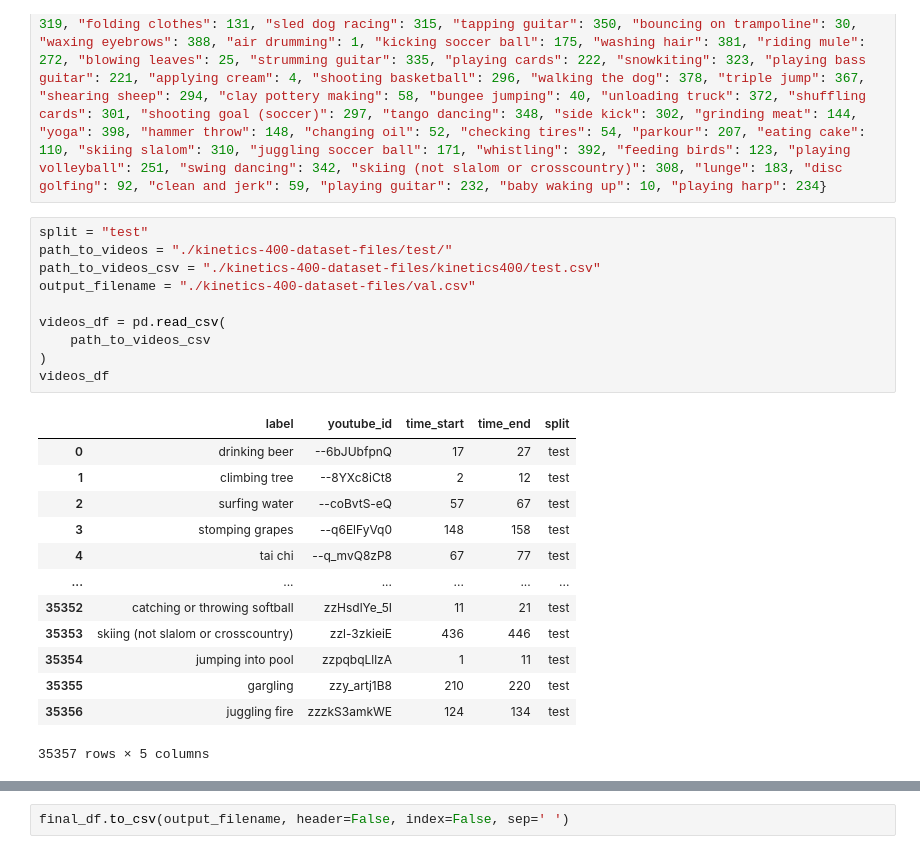
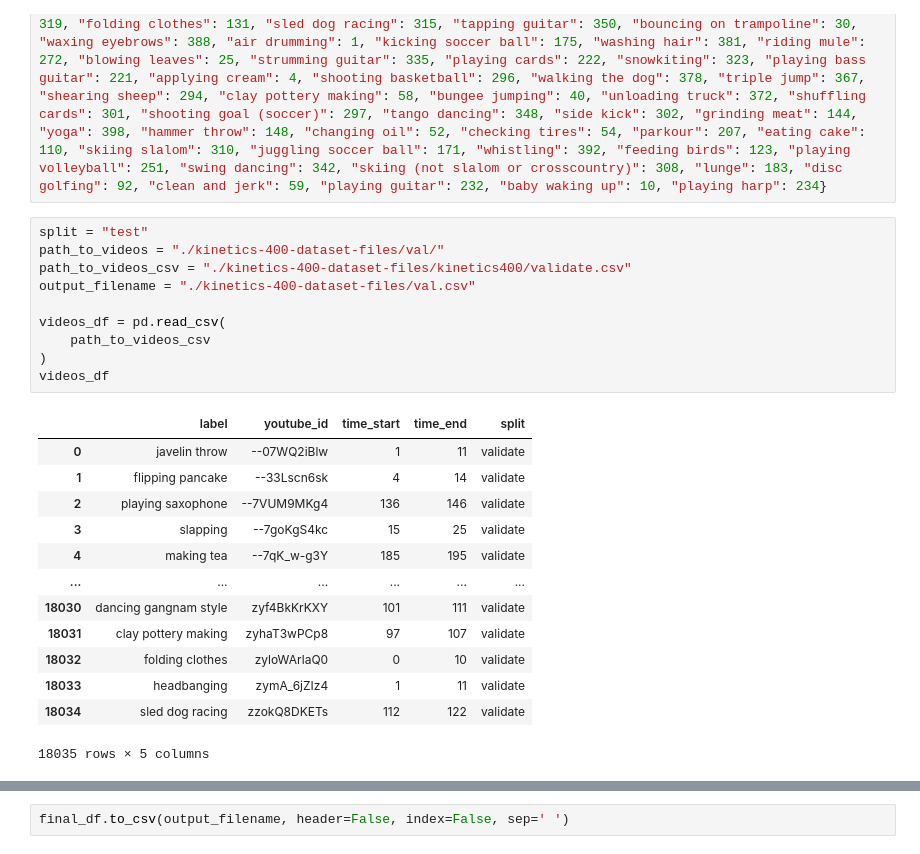
Before and after one commit to asarj/slowfast-adversarial-ml, a Jupyter notebook: notebooks/build_slowfast_csv_playground.ipynb, the cells around one changed output, grey strips where cells are left out. Cells and saved outputs as stored; diff of their text form.

```diff
--- a/notebooks/build_slowfast_csv_playground.ipynb
+++ b/notebooks/build_slowfast_csv_playground.ipynb
@@ -7,26 +7,26 @@ VIDEO_CLASSES = {"sharpening knives": 290, "eating ice cream": 115, "cutting nai
 # %%
 split = "test"
-path_to_videos = "./kinetics-400-dataset-files/test/"
-path_to_videos_csv = "./kinetics-400-dataset-files/kinetics400/test.csv"
+path_to_videos = "./kinetics-400-dataset-files/val/"
+path_to_videos_csv = "./kinetics-400-dataset-files/kinetics400/validate.csv"
 output_filename = "./kinetics-400-dataset-files/val.csv"
 
 videos_df = pd.read_csv(
     path_to_videos_csv
 )
 videos_df
 # %% [output]
 |  | label | youtube_id | time_start | time_end | split |
-| 0 | drinking beer | --6bJUbfpnQ | 17 | 27 | test |
-| 1 | climbing tree | --8YXc8iCt8 | 2 | 12 | test |
-| 2 | surfing water | --coBvtS-eQ | 57 | 67 | test |
-| 3 | stomping grapes | --q6ElFyVq0 | 148 | 158 | test |
-| 4 | tai chi | --q_mvQ8zP8 | 67 | 77 | test |
+| 0 | javelin throw | --07WQ2iBlw | 1 | 11 | validate |
+| 1 | flipping pancake | --33Lscn6sk | 4 | 14 | validate |
+| 2 | playing saxophone | --7VUM9MKg4 | 136 | 146 | validate |
+| 3 | slapping | --7goKgS4kc | 15 | 25 | validate |
+| 4 | making tea | --7qK_w-g3Y | 185 | 195 | validate |
 | ... | ... | ... | ... | ... | ... |
-| 35352 | catching or throwing softball | zzHsdlYe_5I | 11 | 21 | test |
-| 35353 | skiing (not slalom or crosscountry) | zzl-3zkieiE | 436 | 446 | test |
-| 35354 | jumping into pool | zzpqbqLllzA | 1 | 11 | test |
-| 35355 | gargling | zzy_artj1B8 | 210 | 220 | test |
-| 35356 | juggling fire | zzzkS3amkWE | 124 | 134 | test |
+| 18030 | dancing gangnam style | zyf4BkKrKXY | 101 | 111 | validate |
+| 18031 | clay pottery making | zyhaT3wPCp8 | 97 | 107 | validate |
+| 18032 | folding clothes | zyloWArlaQ0 | 0 | 10 | validate |
+| 18033 | headbanging | zymA_6jZIz4 | 1 | 11 | validate |
+| 18034 | sled dog racing | zzokQ8DKETs | 112 | 122 | validate |
-35357 rows × 5 columns
+18035 rows × 5 columns
 # %%
 videos_in_dir = list(Path(path_to_videos).rglob("*.mp4"))
```
Also changed, not shown: parts of 2 cells of this notebook, 2 other files.
